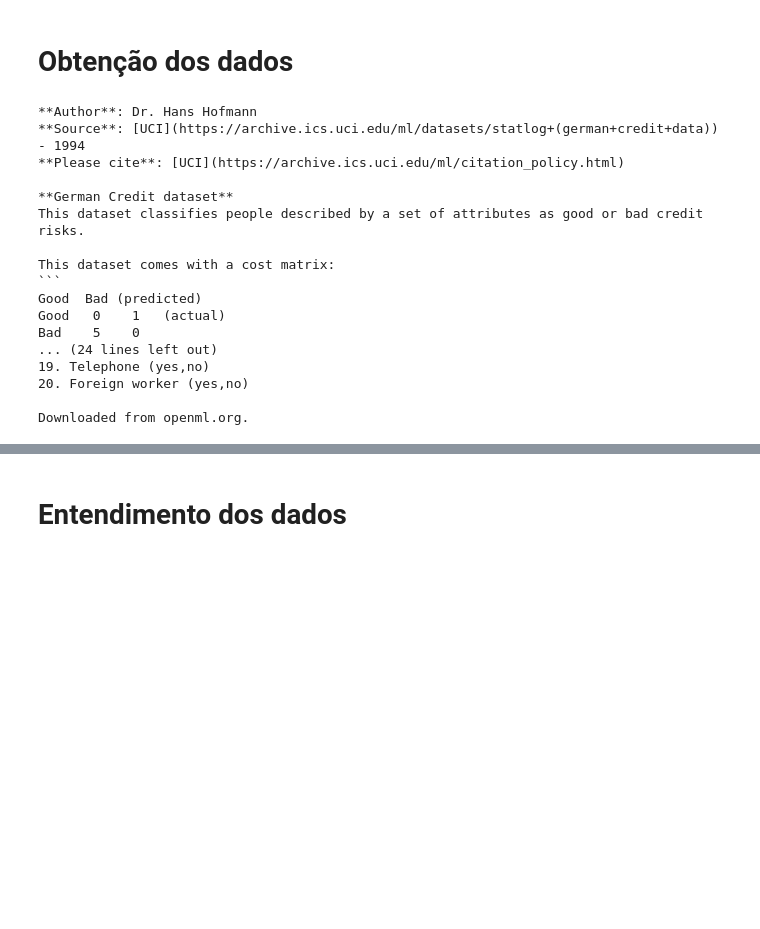
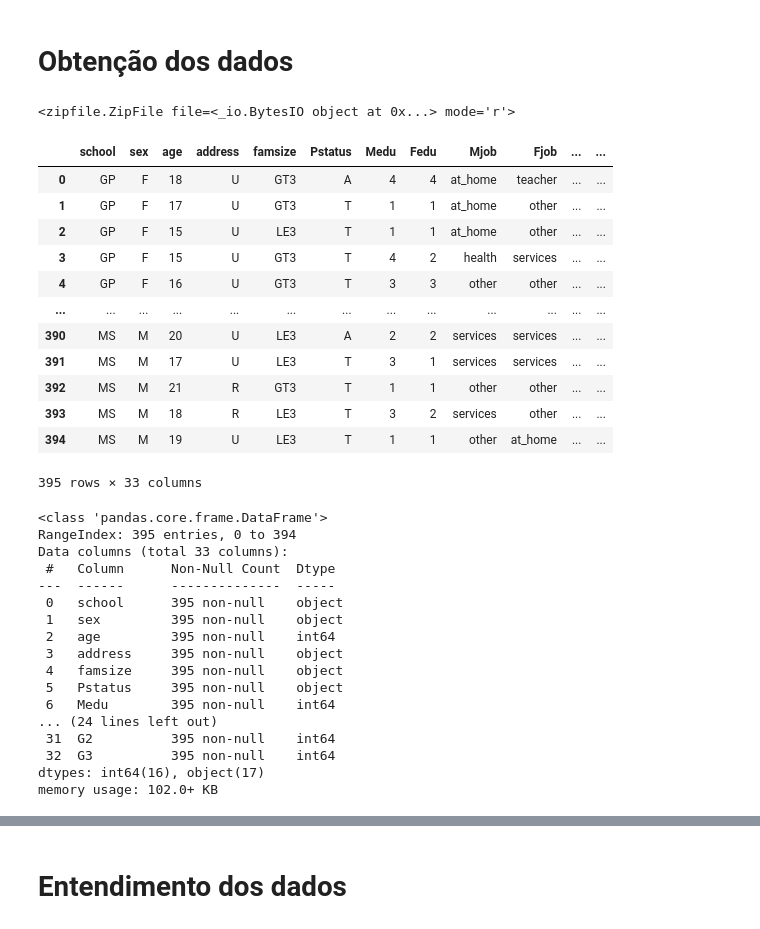
Before and after one commit to valuedriven/dataanalysis, a Jupyter notebook: education/prediction.ipynb, the cells around one changed output, grey strips where cells are left out. Drawn from its saved outputs; the diff is of its cells as text; code cells hidden in the pictures; blank space fills up the shorter version.

````diff
--- a/education/prediction.ipynb
+++ b/education/prediction.ipynb
@@ -10,25 +11,56 @@ Estão contempladas as atividades de obtenção de dados, entendimento de dados,
 # %% [markdown]
 # Obtenção dos dados
+# %%
+from io import BytesIO
+from zipfile import ZipFile
+import requests
+
+url = 'https://archive.ics.uci.edu/ml/machine-learning-databases/00320/student.zip'
+dataset_file = 'student-mat.csv'
+filename = requests.get(url).content
+zip_file = ZipFile( BytesIO(filename), 'r' )
+zip_file
+# %% [output]
+<zipfile.ZipFile file=<_io.BytesIO object at 0x...> mode='r'>
+# %%
+import pandas as pd
+
+df = pd.read_csv(zip_file.open(dataset_file),sep=';')
+df
+# %% [output]
+|  | school | sex | age | address | famsize | Pstatus | Medu | Fedu | Mjob | Fjob | ... | ... |
+| 0 | GP | F | 18 | U | GT3 | A | 4 | 4 | at_home | teacher | ... | ... |
+| 1 | GP | F | 17 | U | GT3 | T | 1 | 1 | at_home | other | ... | ... |
+| 2 | GP | F | 15 | U | LE3 | T | 1 | 1 | at_home | other | ... | ... |
+| 3 | GP | F | 15 | U | GT3 | T | 4 | 2 | health | services | ... | ... |
+| 4 | GP | F | 16 | U | GT3 | T | 3 | 3 | other | other | ... | ... |
+| ... | ... | ... | ... | ... | ... | ... | ... | ... | ... | ... | ... | ... |
+| 390 | MS | M | 20 | U | LE3 | A | 2 | 2 | services | services | ... | ... |
+| 391 | MS | M | 17 | U | LE3 | T | 3 | 1 | services | services | ... | ... |
+| 392 | MS | M | 21 | R | GT3 | T | 1 | 1 | other | other | ... | ... |
+| 393 | MS | M | 18 | R | LE3 | T | 3 | 2 | services | other | ... | ... |
+| 394 | MS | M | 19 | U | LE3 | T | 1 | 1 | other | at_home | ... | ... |
+395 rows × 33 columns
 # %%
-dataset = 'credit-g'
-from sklearn.datasets import fetch_openml
-risk_dataset = fetch_openml(name=dataset,version='1')
-print(risk_dataset.DESCR)
+# from sklearn.datasets import fetch_openml
+# risk_dataset = fetch_openml(name=dataset,version='1')
+# print(risk_dataset.DESCR)
+x = df.info()
 # %% [output]
-**Author**: Dr. Hans Hofmann
-**Source**: [UCI](https://archive.ics.uci.edu/ml/datasets/statlog+(german+credit+data)) - 1994
-**Please cite**: [UCI](https://archive.ics.uci.edu/ml/citation_policy.html)
-
-**German Credit dataset**
-This dataset classifies people described by a set of attributes as good or bad credit risks.
-
-This dataset comes with a cost matrix:
-```
-Good  Bad (predicted)
-Good   0    1   (actual)
-Bad    5    0
+<class 'pandas.core.frame.DataFrame'>
+RangeIndex: 395 entries, 0 to 394
+Data columns (total 33 columns):
+ #   Column      Non-Null Count  Dtype
+---  ------      --------------  -----
+ 0   school      395 non-null    object
+ 1   sex         395 non-null    object
+ 2   age         395 non-null    int64
+ 3   address     395 non-null    object
+ 4   famsize     395 non-null    object
+ 5   Pstatus     395 non-null    object
+ 6   Medu        395 non-null    int64
 ... (24 lines left out)
-19. Telephone (yes,no)
-20. Foreign worker (yes,no)
-
-Downloaded from openml.org.
+ 31  G2          395 non-null    int64
+ 32  G3          395 non-null    int64
+dtypes: int64(16), object(17)
+memory usage: 102.0+ KB
````
Also changed, not shown: parts of 4 cells of this notebook.
